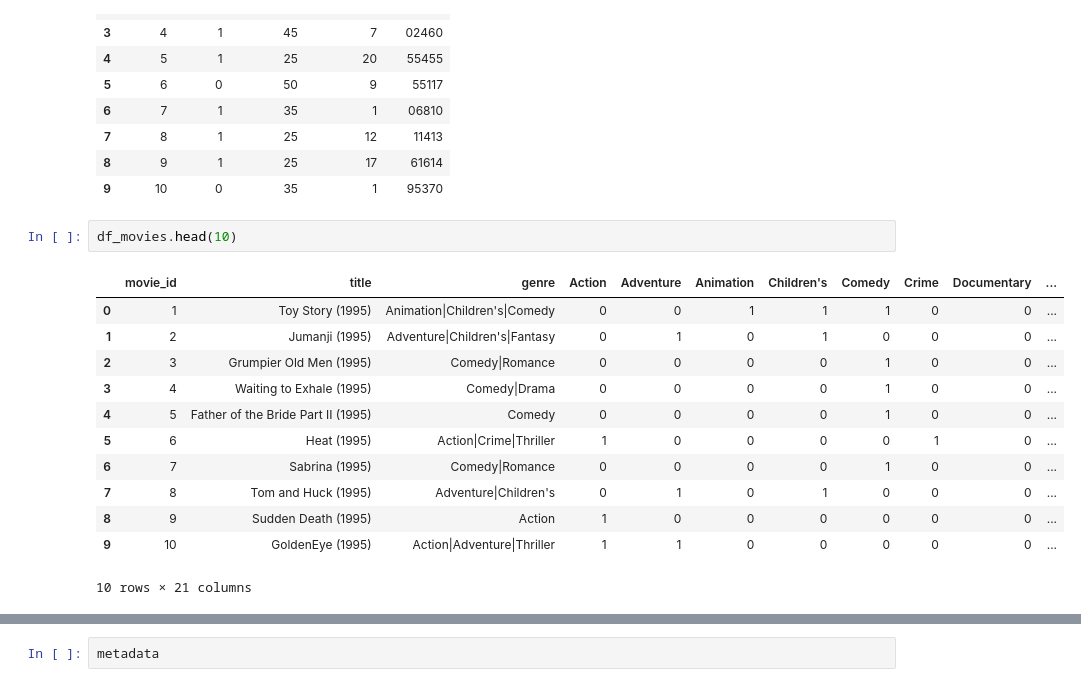
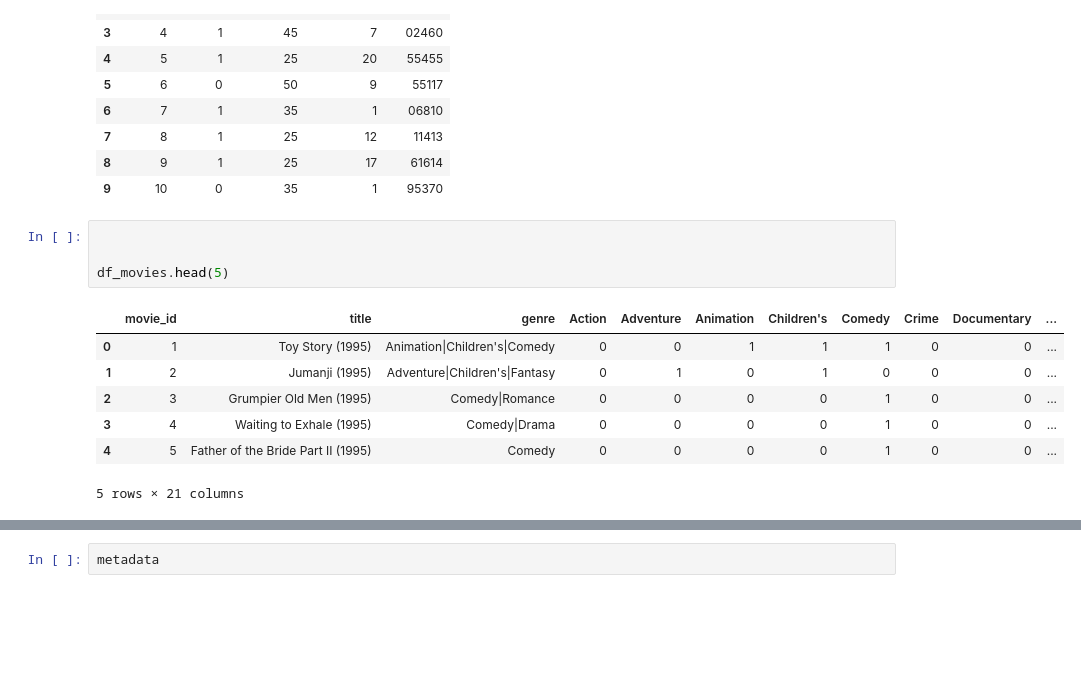
Before and after one commit to Senpaka/ml-recommendation-system, a Jupyter notebook: notebook/05_catboos.ipynb, the cells around one changed output, grey strips where cells are left out. Saved outputs shown, nothing was run; the diff lists cells and outputs as text; blank space fills up the shorter version.

```diff
--- a/notebook/05_catboos.ipynb
+++ b/notebook/05_catboos.ipynb
@@ -23,19 +23,16 @@ df_users.head(10)
 | 8 | 9 | 1 | 25 | 17 | 61614 |
 | 9 | 10 | 0 | 35 | 1 | 95370 |
 # %%
-df_movies.head(10)
+
+
+df_movies.head(5)
 # %% [output]
 |  | movie_id | title | genre | Action | Adventure | Animation | Children's | Comedy | Crime | Documentary | ... |
 | 0 | 1 | Toy Story (1995) | Animation|Children's|Comedy | 0 | 0 | 1 | 1 | 1 | 0 | 0 | ... |
 | 1 | 2 | Jumanji (1995) | Adventure|Children's|Fantasy | 0 | 1 | 0 | 1 | 0 | 0 | 0 | ... |
 | 2 | 3 | Grumpier Old Men (1995) | Comedy|Romance | 0 | 0 | 0 | 0 | 1 | 0 | 0 | ... |
 | 3 | 4 | Waiting to Exhale (1995) | Comedy|Drama | 0 | 0 | 0 | 0 | 1 | 0 | 0 | ... |
 | 4 | 5 | Father of the Bride Part II (1995) | Comedy | 0 | 0 | 0 | 0 | 1 | 0 | 0 | ... |
-| 5 | 6 | Heat (1995) | Action|Crime|Thriller | 1 | 0 | 0 | 0 | 0 | 1 | 0 | ... |
-| 6 | 7 | Sabrina (1995) | Comedy|Romance | 0 | 0 | 0 | 0 | 1 | 0 | 0 | ... |
-| 7 | 8 | Tom and Huck (1995) | Adventure|Children's | 0 | 1 | 0 | 1 | 0 | 0 | 0 | ... |
-| 8 | 9 | Sudden Death (1995) | Action | 1 | 0 | 0 | 0 | 0 | 0 | 0 | ... |
-| 9 | 10 | GoldenEye (1995) | Action|Adventure|Thriller | 1 | 1 | 0 | 0 | 0 | 0 | 0 | ... |
-10 rows × 21 columns
+5 rows × 21 columns
 # %%
 df_interactions.head(10)
```
Also changed, not shown: parts of 12 cells of this notebook, 7 other files.
